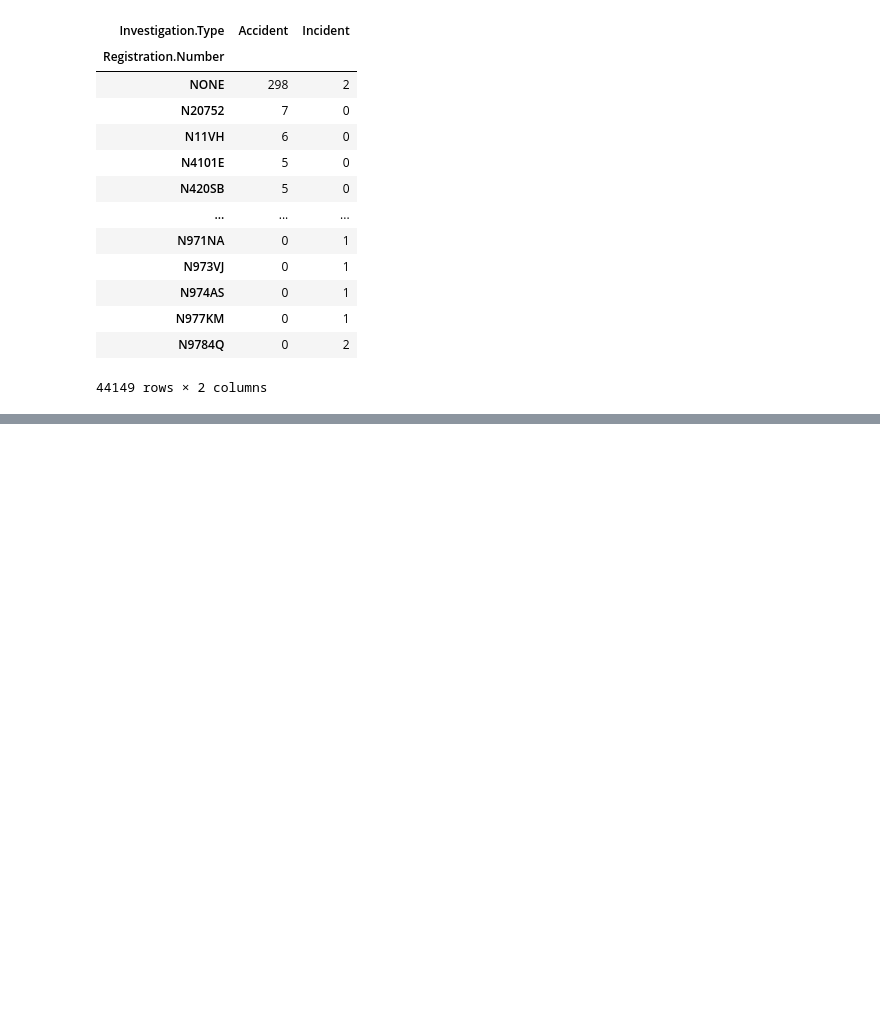
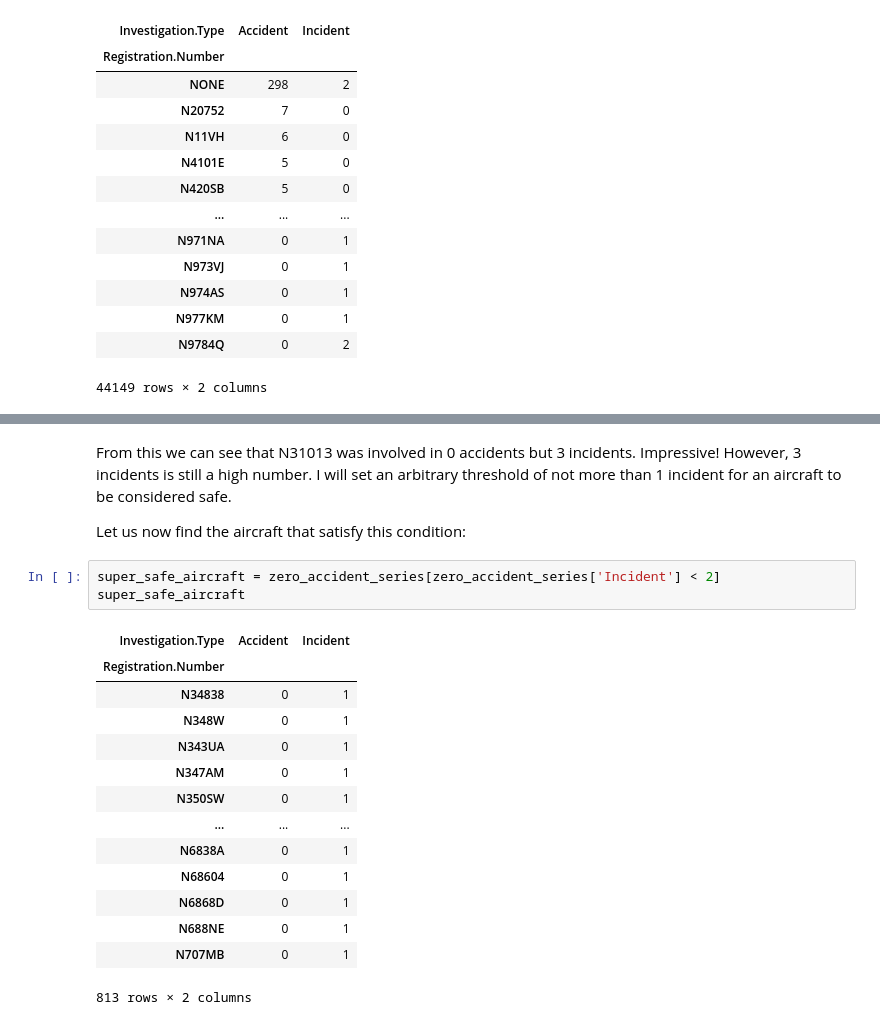
Before and after one commit to Ngundo-Muithya/Phase-1-Project, a Jupyter notebook: Notebook.ipynb, the cells around one changed output, grey strips where cells are left out. Drawn from its saved outputs; the diff is of its cells as text; blank space fills up the shorter version.

```diff
--- a/Notebook.ipynb
+++ b/Notebook.ipynb
@@ -198,3 +221,25 @@ zero_accident_series = investigation_table.loc[investigation_table['Accident'] =
 | N688NE | 0 | 1 |
 | N707MB | 0 | 1 |
 839 rows × 2 columns
+# %% [markdown]
+From this we can see that N31013 was involved in 0 accidents but 3 incidents. Impressive! However, 3 incidents is still a high number. I will set an arbitrary threshold of not more than 1 incident for an aircraft to be considered safe.
+
+Let us now find the aircraft that satisfy this condition:
+# %%
+super_safe_aircraft = zero_accident_series[zero_accident_series['Incident'] < 2]
+super_safe_aircraft
+# %% [output]
+| Investigation.Type | Accident | Incident |
+| Registration.Number |  |  |
+| N34838 | 0 | 1 |
+| N348W | 0 | 1 |
+| N343UA | 0 | 1 |
+| N347AM | 0 | 1 |
+| N350SW | 0 | 1 |
+| ... | ... | ... |
+| N6838A | 0 | 1 |
+| N68604 | 0 | 1 |
+| N6868D | 0 | 1 |
+| N688NE | 0 | 1 |
+| N707MB | 0 | 1 |
+813 rows × 2 columns
```
Also changed, not shown: parts of 6 cells of this notebook.
